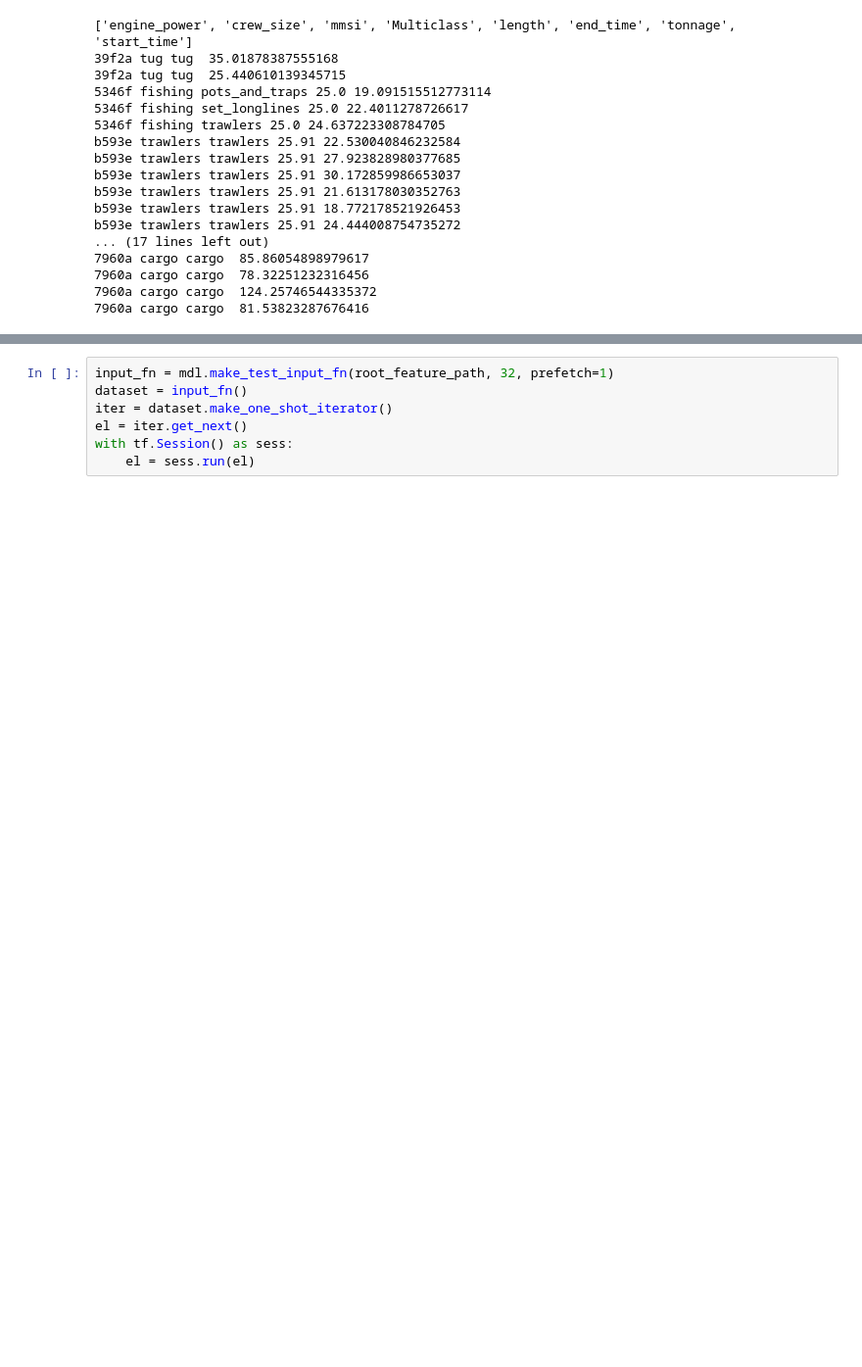
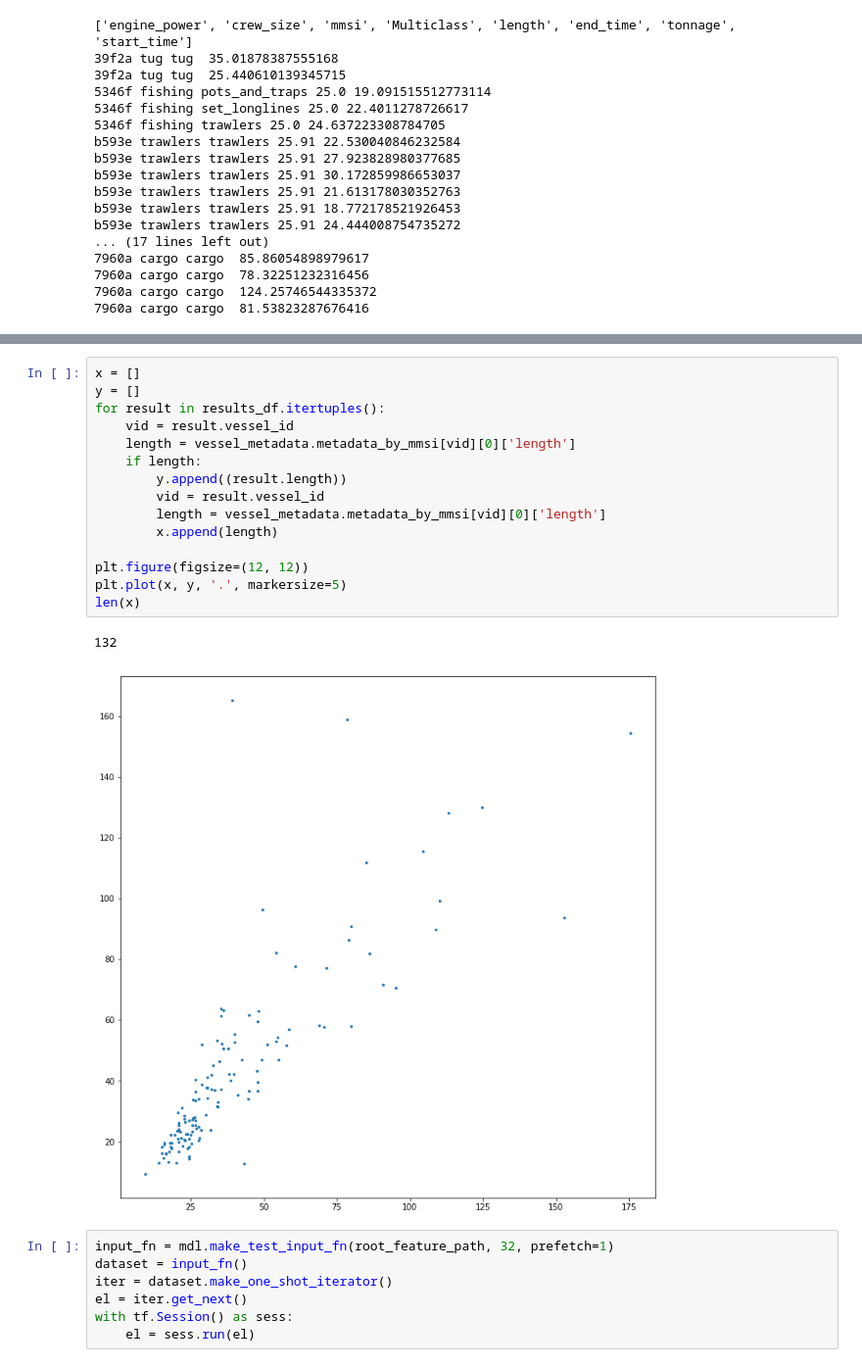
Before and after one commit to GlobalFishingWatch/vessel-classification, a Jupyter notebook: TestInference.ipynb, the cells around one changed output, grey strips where cells are left out. Shown at 98% size. Saved outputs shown, nothing was run; the diff lists cells and outputs as text; blank space fills up the shorter version.

```diff
--- a/TestInference.ipynb
+++ b/TestInference.ipynb
@@ -335,3 +342,21 @@ b593e trawlers trawlers 25.91 26.4022423512
+# %%
+x = []
+y = []
+for result in results_df.itertuples():
+    vid = result.vessel_id
+    length = vessel_metadata.metadata_by_mmsi[vid][0]['length']
+    if length:
+        y.append((result.length))
+        vid = result.vessel_id
+        length = vessel_metadata.metadata_by_mmsi[vid][0]['length']
+        x.append(length)
+
+plt.figure(figsize=(12, 12))
+plt.plot(x, y, '.', markersize=5)
+len(x)
+# %% [output]
+132
+[figure, added]
 # %%
 input_fn = mdl.make_test_input_fn(root_feature_path, 32, prefetch=1)
 dataset = input_fn()
```
Also changed, not shown: parts of 6 cells of this notebook.
